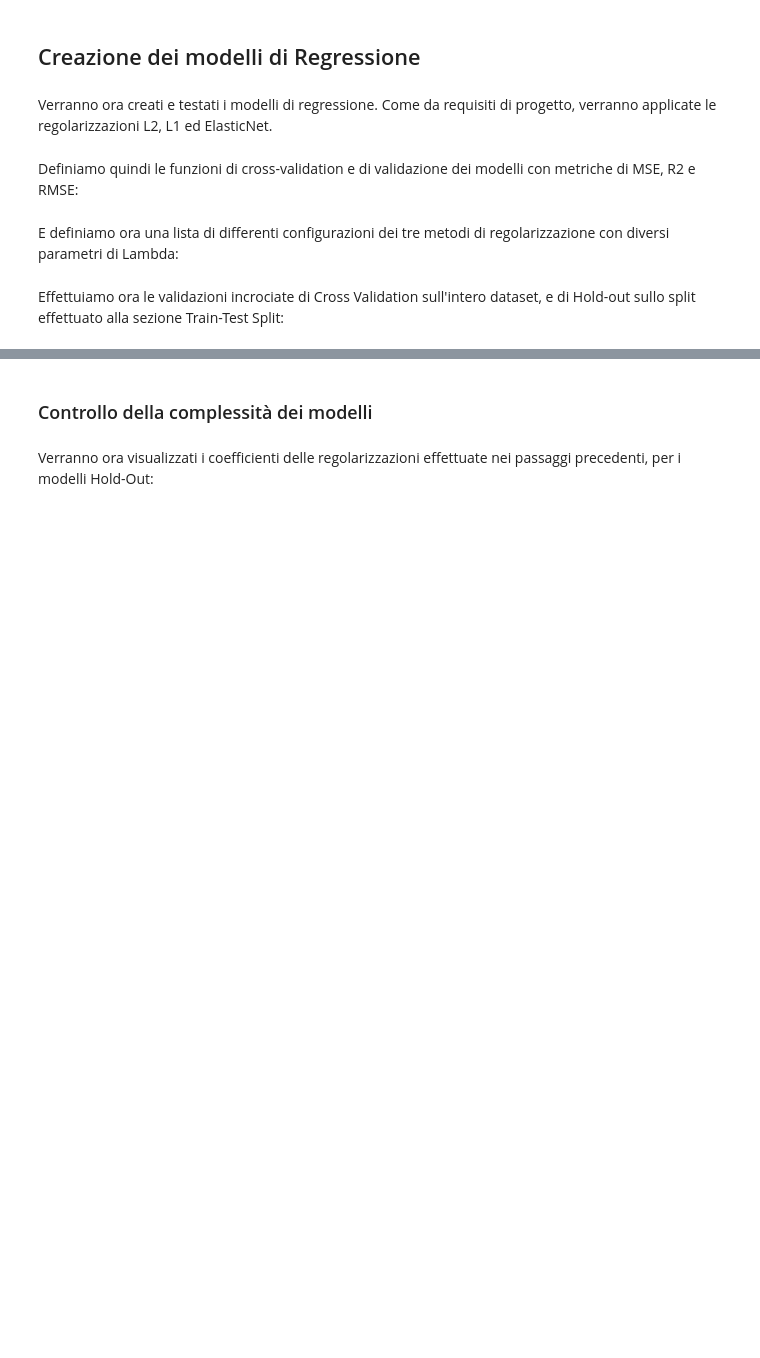
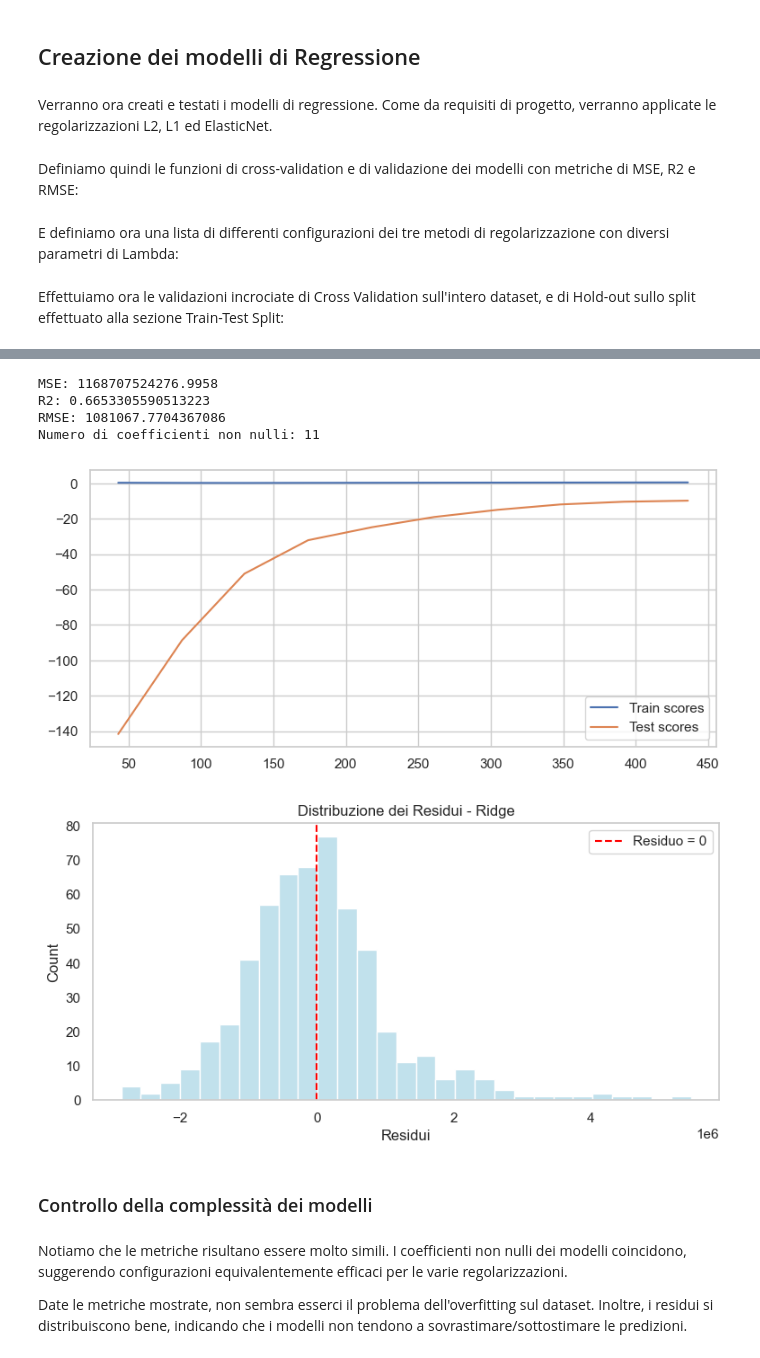
Before and after one commit to crypto-infinity/proai, a Jupyter notebook: course3-ml-basics/project/mercato_immobiliare.ipynb, the cells around one changed output, grey strips where cells are left out. Drawn from its saved outputs; the diff is of its cells as text; code cells hidden in the pictures; blank space fills up the shorter version.

```diff
--- a/course3-ml-basics/project/mercato_immobiliare.ipynb
+++ b/course3-ml-basics/project/mercato_immobiliare.ipynb
@@ -331,4 +432,29 @@ evaluate_model(model, (X, y), message="Modello finale")
+# %%
+#ElasticNet with alpha=0.1 and l1_ratio=0.5
+
+config = ElasticNet(alpha=0.1, l1_ratio=0.5)
+
+model = config
+
+model.fit(X, y)
+
+mse_test, r2_test, rmse_test = evaluate_model(model, (X, y), message="Modello migliore con tutti i dati.")
+non_zero_coeffs = np.sum(model.coef_ != 0)
+# %%
+print(f"MSE: {mse_test}")
+print(f"R2: {r2_test}")
+print(f"RMSE: {rmse_test}")
+print(f"Numero di coefficienti non nulli: {non_zero_coeffs}")
+
+show_learning_curve(config, (X, y))
+
+plot_residuals(model, X, y, model_name="Ridge")
+# %% [output]
+MSE: 1168707524276.9958
+R2: 0.6653305590513223
+RMSE: 1081067.7704367086
+Numero di coefficienti non nulli: 11
+[figure, added]
+[figure, added]
 # %% [markdown]
 ### Controllo della complessità dei modelli
-# %% [markdown]
-Verranno ora visualizzati i coefficienti delle regolarizzazioni effettuate nei passaggi precedenti, per i modelli Hold-Out:
@@ -338,0 +461,4 @@ coeffs
+# %% [markdown]
+Notiamo che le metriche risultano essere molto simili. I coefficienti non nulli dei modelli coincidono, suggerendo configurazioni equivalentemente efficaci per le varie regolarizzazioni.
+
+Date le metriche mostrate, non sembra esserci il problema dell'overfitting sul dataset. Inoltre, i residui si distribuiscono bene, indicando che i modelli non tendono a sovrastimare/sottostimare le predizioni.
```
Also changed, not shown: parts of 16 cells of this notebook.
